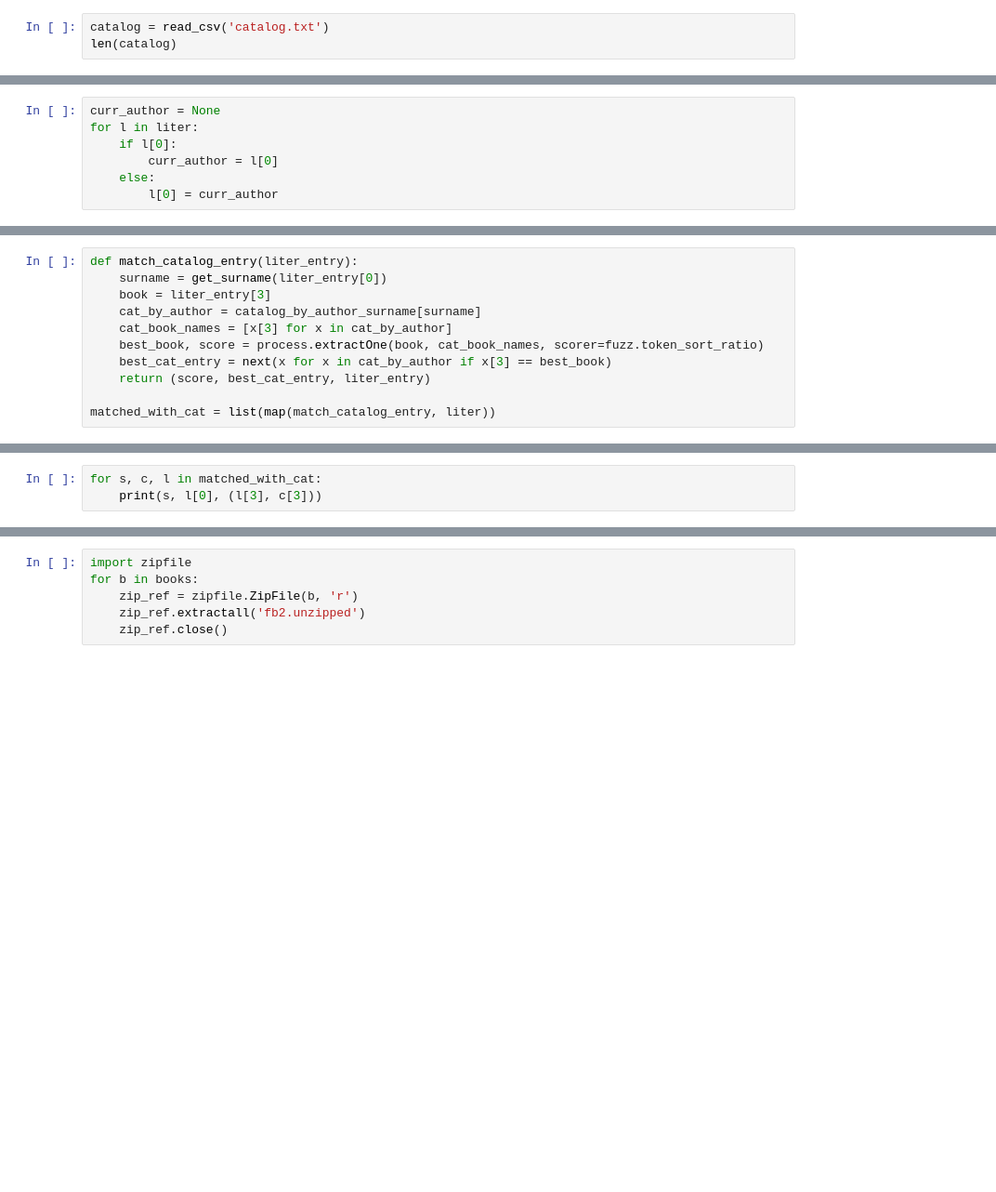
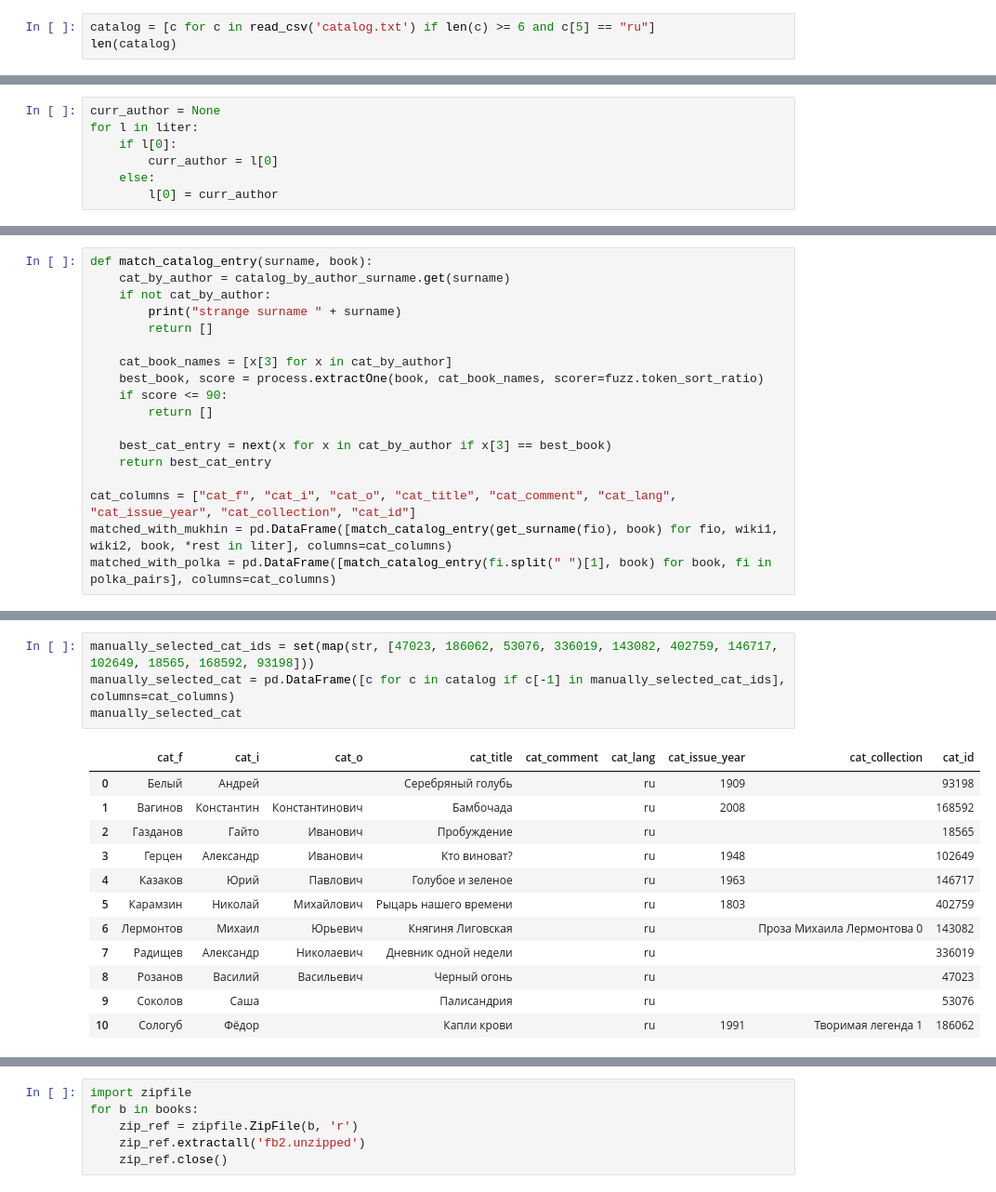
Before and after one commit to a10nik/pb-stylistic, a Jupyter notebook: select-books.ipynb, the cells around one changed output, grey strips where cells are left out. Shown at 93% size. Drawn from its saved outputs; the diff is of its cells as text; blank space fills up the shorter version.

```diff
--- a/select-books.ipynb
+++ b/select-books.ipynb
@@ -13,6 +16,6 @@ def read_csv(file):
         data = list(csv.reader(f, delimiter=';', quotechar='"'))[1:]
         return data
 # %%
-catalog = read_csv('catalog.txt')
+catalog = [c for c in read_csv('catalog.txt') if len(c) >= 6 and c[5] == "ru"]
 len(catalog)
 # %% [output]
@@ -42,11 +50,18 @@ len(catalog_by_author_surname['Замятин'])
 # %%
-def match_catalog_entry(liter_entry):
-    surname = get_surname(liter_entry[0])
-    book = liter_entry[3]
-    cat_by_author = catalog_by_author_surname[surname]
+def match_catalog_entry(surname, book):
+    cat_by_author = catalog_by_author_surname.get(surname)
+    if not cat_by_author:
+        print("strange surname " + surname)
+        return []
+
     cat_book_names = [x[3] for x in cat_by_author]
     best_book, score = process.extractOne(book, cat_book_names, scorer=fuzz.token_sort_ratio)
+    if score <= 90:
+        return []
+
     best_cat_entry = next(x for x in cat_by_author if x[3] == best_book)
-    return (score, best_cat_entry, liter_entry)
+    return best_cat_entry
 
-matched_with_cat = list(map(match_catalog_entry, liter))
+cat_columns = ["cat_f", "cat_i", "cat_o", "cat_title", "cat_comment", "cat_lang", "cat_issue_year", "cat_collection", "cat_id"]
+matched_with_mukhin = pd.DataFrame([match_catalog_entry(get_surname(fio), book) for fio, wiki1, wiki2, book, *rest in liter], columns=cat_columns)
+matched_with_polka = pd.DataFrame([match_catalog_entry(fi.split(" ")[1], book) for book, fi in polka_pairs], columns=cat_columns)
@@ -53,3 +69,0 @@ matched_with_cat = list(map(match_catalog_entry, liter))
-# %%
-for s, c, l in matched_with_cat:
-    print(s, l[0], (l[3], c[3]))
@@ -100,0 +81,17 @@ urls
+# %%
+manually_selected_cat_ids = set(map(str, [47023, 186062, 53076, 336019, 143082, 402759, 146717, 102649, 18565, 168592, 93198]))
+manually_selected_cat = pd.DataFrame([c for c in catalog if c[-1] in manually_selected_cat_ids], columns=cat_columns)
+manually_selected_cat
+# %% [output]
+|  | cat_f | cat_i | cat_o | cat_title | cat_comment | cat_lang | cat_issue_year | cat_collection | cat_id |
+| 0 | Белый | Андрей |  | Серебряный голубь |  | ru | 1909 |  | 93198 |
+| 1 | Вагинов | Константин | Константинович | Бамбочада |  | ru | 2008 |  | 168592 |
+| 2 | Газданов | Гайто | Иванович | Пробуждение |  | ru |  |  | 18565 |
+| 3 | Герцен | Александр | Иванович | Кто виноват? |  | ru | 1948 |  | 102649 |
+| 4 | Казаков | Юрий | Павлович | Голубое и зеленое |  | ru | 1963 |  | 146717 |
+| 5 | Карамзин | Николай | Михайлович | Рыцарь нашего времени |  | ru | 1803 |  | 402759 |
+| 6 | Лермонтов | Михаил | Юрьевич | Княгиня Лиговская |  | ru |  | Проза Михаила Лермонтова 0 | 143082 |
+| 7 | Радищев | Александр | Николаевич | Дневник одной недели |  | ru |  |  | 336019 |
+| 8 | Розанов | Василий | Васильевич | Черный огонь |  | ru |  |  | 47023 |
+| 9 | Соколов | Саша |  | Палисандрия |  | ru |  |  | 53076 |
+| 10 | Сологуб | Фёдор |  | Капли крови |  | ru | 1991 | Творимая легенда 1 | 186062 |
```
Also changed, not shown: parts of 33 cells of this notebook, 14 other files.
